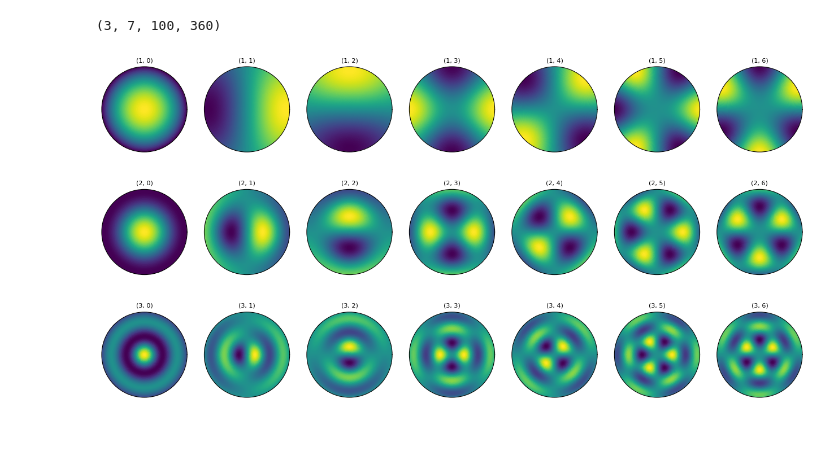
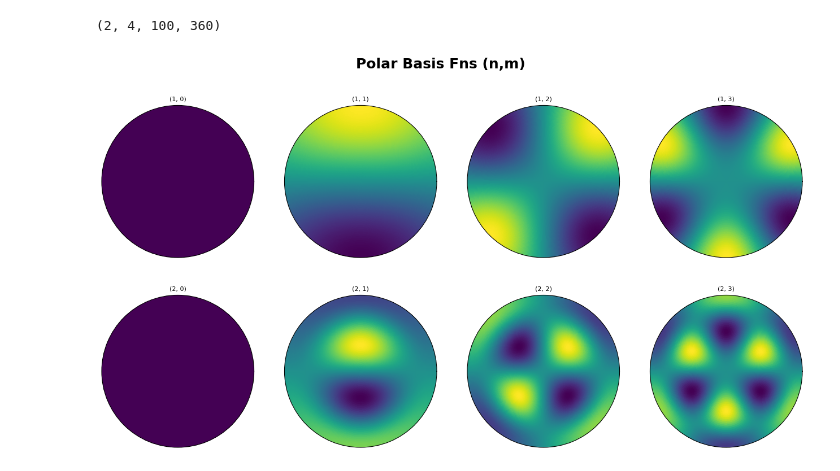
Before and after one commit to ColinKohler/fourier_value_functions, a Jupyter notebook: notebooks/PolarFourierTransform.ipynb, the cells around one changed output. Cells and saved outputs as stored; diff of their text form; code cells hidden in the pictures; blank space fills up the shorter version.

Commit message:
Lots of work on polar fourier transform value functions

```diff
--- a/notebooks/PolarFourierTransform.ipynb
+++ b/notebooks/PolarFourierTransform.ipynb
@@ -48,45 +39,44 @@ radii_basis = np.array(radii_basis)
-# %%
-def Psi_basis(m, theta):
-    if m == 0:
-        return np.array([1/np.sqrt(2*np.pi)] * theta.shape[0]).reshape(1,360)
-    else:
-        return np.array([
-            np.cos(m*theta) / np.sqrt(np.pi),
-            np.sin(m*theta) / np.sqrt(np.pi)
-        ])
-
-def Psi(n, m, a, r, phi):
-    k = n**2+m
-    N = a**2 / 2 * jv(m+1, k*a)**2
-    R = 1 / np.sqrt(N) * jv(m, k*r)
-    #Phi = 1 / np.sqrt(2*np.pi) * np.exp(1j * m * phi)
-    Phi = Psi_basis(m, phi)
-    if m == 0:
-        return [R.reshape(100,1) @ Phi[0].reshape(1,360)]
-    else:
-        return [R.reshape(100,1) @ Phi[0].reshape(1,360), R.reshape(100,1) @ Phi[1].reshape(1,360)]
-
-basis = []
-for n in range(1,N+1):
-    b = list()
-    for m in range(M+1):
-        b.extend(Psi(n,m,a,radii,phis))
-    basis.append(b)
-basis = np.array(basis)
-print(basis.shape)
-# %% [output]
-(3, 7, 100, 360)
+# %%
+def Psi_basis(m, theta):
+    if m == 0:
+        return np.array([1/np.sqrt(2*np.pi)] * theta.shape[0]).reshape(1,360)
+    else:
+        return np.array([
+            np.cos(m*theta) / np.sqrt(np.pi),
+            np.sin(m*theta) / np.sqrt(np.pi)
+        ])
+
+def Psi(n, m, a, r, phi):
+    #x_nm = jn_zeros(m, n)
+    x_nm = jnp_zeros(m, n)
+    k_nm = x_nm / a
+    #N = a**2 / 2 * jv(m+1, x_nm[n-1])**2
+    N = ((a**2.)/2.)*(1. - (m**2.)/(x_nm[n-1]**2.))*(jv(m, x_nm[n-1])**2.)
+    R = 1 / np.sqrt(N) * jv(m, k_nm[n-1]*r)
+    Phi = 1 / np.sqrt(2*np.pi) * np.exp(1j * m * phi)
+    return [R.reshape(100,1) @ Phi.reshape(1,360)]
+
+basis = []
+for n in range(1,N+1):
+    b = list()
+    for m in range(M+1):
+        b.extend(Psi(n,m,a,radii,phis))
+    basis.append(b)
+basis = np.array(basis)
+print(basis.shape)
+# %% [output]
+(2, 4, 100, 360)
 # %%
-fig, ax = plt.subplots(ncols=M*2+1, nrows=N, subplot_kw={'projection': 'polar'}, figsize=(16,8))
+import math
+fig, ax = plt.subplots(ncols=M+1, nrows=N, subplot_kw={'projection': 'polar'}, figsize=(16,8))
 for n in range(N):
-    for m in range(M*2+1):
-        #psi = radii_basis[:,n,m].reshape(100,1) @ phi_basis[:,m].reshape(1,360)
-
-        ax[n][m].pcolormesh(phis,radii,basis[n,m].real)
+    for m in range(M+1):
+        pc = ax[n][m].pcolormesh(phis,radii,basis[n,m].imag)
         ax[n][m].grid(False)
         ax[n][m].set_yticklabels([])
         ax[n][m].set_xticklabels([])
         ax[n][m].set_title(f"({n+1}, {m})", fontsize=8)
+fig.suptitle("Polar Basis Fns (n,m)", fontsize=18, fontweight='bold')
 plt.show()
 # %% [output]
-[figure, old version]
+[figure, new version]
```
Also changed, not shown: parts of 17 cells of this notebook, 9 other files.
